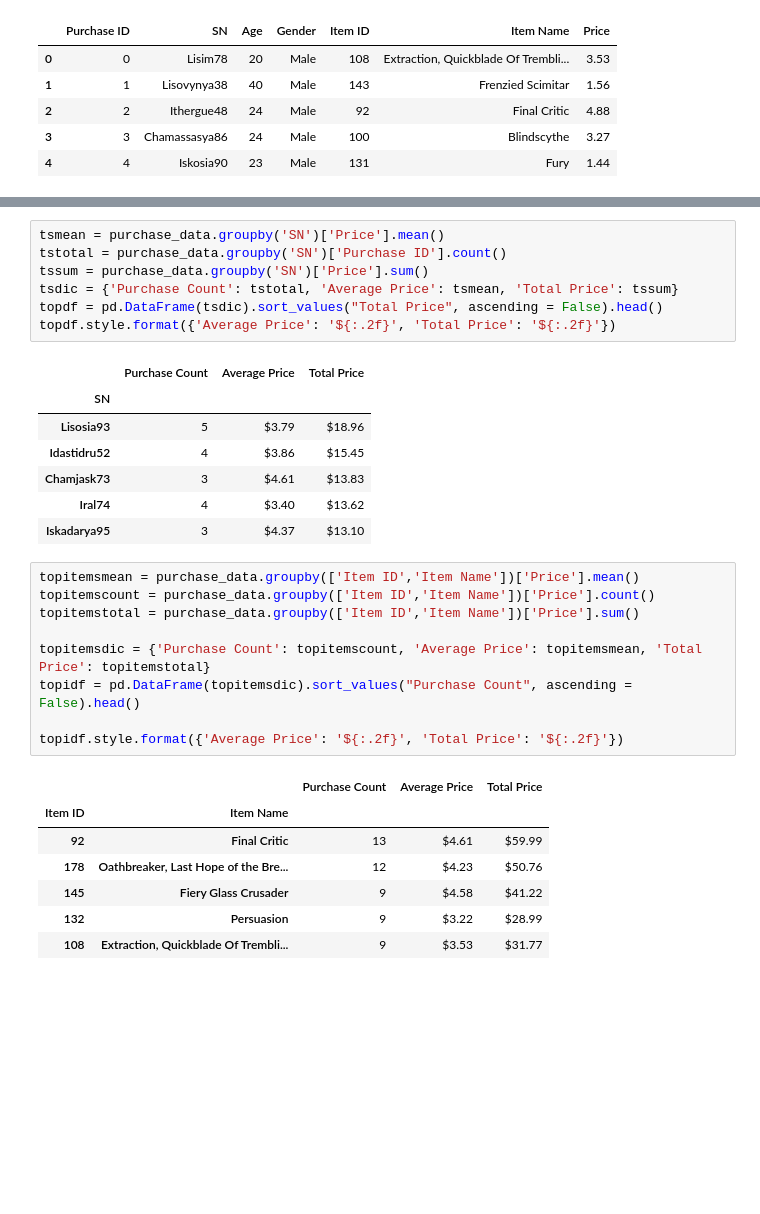
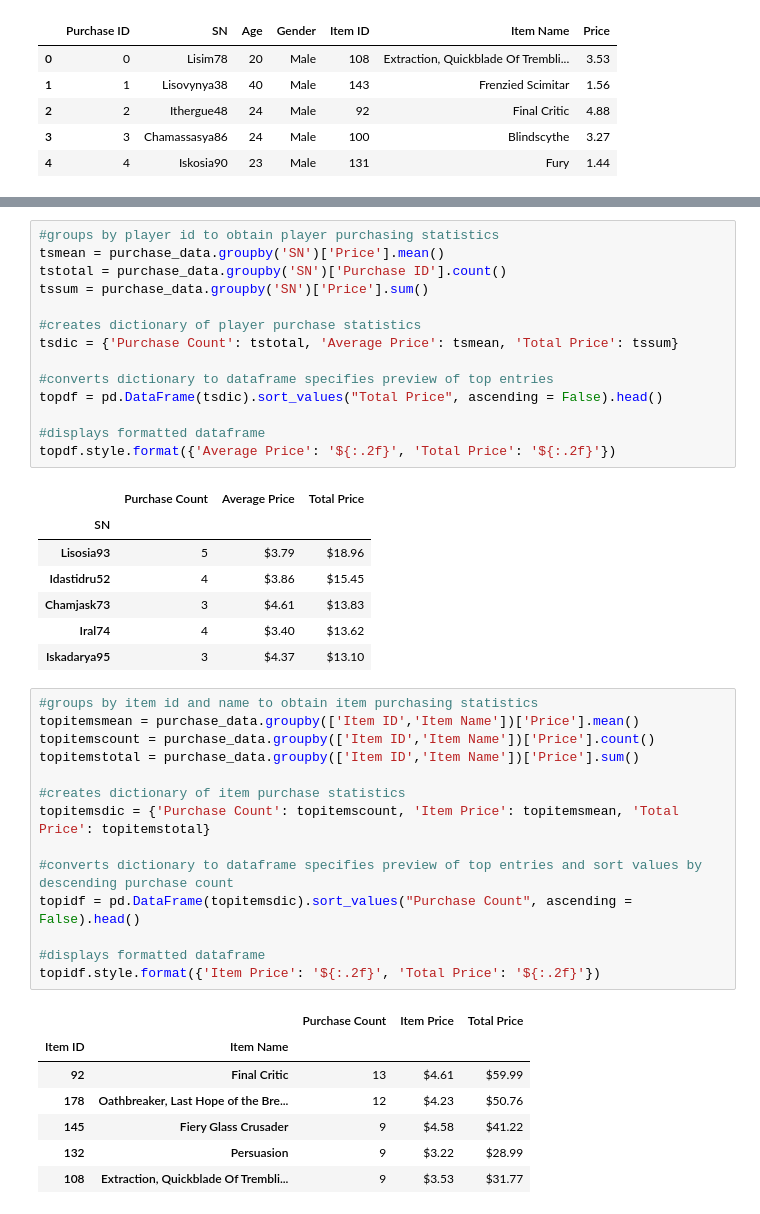
Before and after one commit to FernB/pandas-challenge, a Jupyter notebook: HeroesOfPymoli/Untitled.ipynb, the cells around one changed output, grey strips where cells are left out. Drawn from its saved outputs; the diff is of its cells as text; blank space fills up the shorter version.

```diff
--- a/HeroesOfPymoli/Untitled.ipynb
+++ b/HeroesOfPymoli/Untitled.ipynb
@@ -111,11 +140,18 @@ adf.style.format({'Average Price': '${:.2f}', 'Total Price': '${:.2f}','Per Play
 | 35-39 | 41 | $3.60 | $147.67 | $4.76 |
 | 40+ | 13 | $2.94 | $38.24 | $3.19 |
 # %%
+#groups by player id to obtain player purchasing statistics
 tsmean = purchase_data.groupby('SN')['Price'].mean()
 tstotal = purchase_data.groupby('SN')['Purchase ID'].count()
 tssum = purchase_data.groupby('SN')['Price'].sum()
+
+#creates dictionary of player purchase statistics
 tsdic = {'Purchase Count': tstotal, 'Average Price': tsmean, 'Total Price': tssum}
+
+#converts dictionary to dataframe specifies preview of top entries
 topdf = pd.DataFrame(tsdic).sort_values("Total Price", ascending = False).head()
+
+#displays formatted dataframe
 topdf.style.format({'Average Price': '${:.2f}', 'Total Price': '${:.2f}'})
 # %% [output]
 |  | Purchase Count | Average Price | Total Price |
@@ -126,16 +162,21 @@ topdf.style.format({'Average Price': '${:.2f}', 'Total Price': '${:.2f}'})
 | Iral74 | 4 | $3.40 | $13.62 |
 | Iskadarya95 | 3 | $4.37 | $13.10 |
 # %%
+#groups by item id and name to obtain item purchasing statistics
 topitemsmean = purchase_data.groupby(['Item ID','Item Name'])['Price'].mean()
 topitemscount = purchase_data.groupby(['Item ID','Item Name'])['Price'].count()
 topitemstotal = purchase_data.groupby(['Item ID','Item Name'])['Price'].sum()
 
-topitemsdic = {'Purchase Count': topitemscount, 'Average Price': topitemsmean, 'Total Price': topitemstotal}
+#creates dictionary of item purchase statistics
+topitemsdic = {'Purchase Count': topitemscount, 'Item Price': topitemsmean, 'Total Price': topitemstotal}
+
+#converts dictionary to dataframe specifies preview of top entries and sort values by descending purchase count
 topidf = pd.DataFrame(topitemsdic).sort_values("Purchase Count", ascending = False).head()
 
-topidf.style.format({'Average Price': '${:.2f}', 'Total Price': '${:.2f}'})
+#displays formatted dataframe
+topidf.style.format({'Item Price': '${:.2f}', 'Total Price': '${:.2f}'})
 # %% [output]
-|  |  | Purchase Count | Average Price | Total Price |
+|  |  | Purchase Count | Item Price | Total Price |
 | Item ID | Item Name |  |  |  |
 | 92 | Final Critic | 13 | $4.61 | $59.99 |
 | 178 | Oathbreaker, Last Hope of the Bre... | 12 | $4.23 | $50.76 |
```
Also changed, not shown: parts of 16 cells of this notebook.
